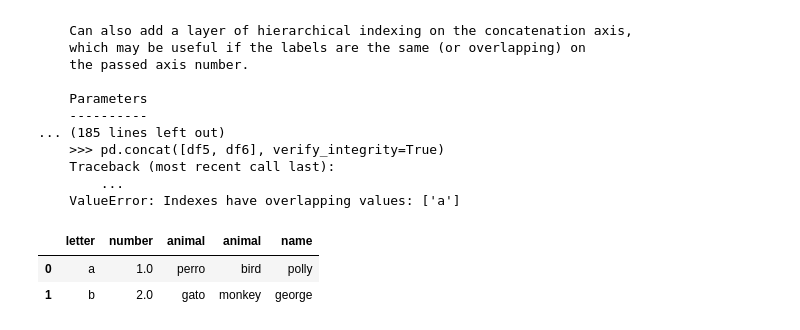
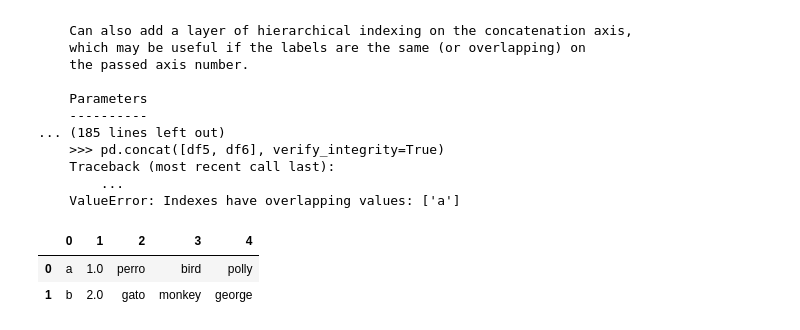
Before and after one commit to glicerico/visualize-telemetry, a Jupyter notebook: notebooks/BigDama_allLeafs.ipynb, the cells around one changed output. Saved outputs shown, nothing was run; the diff lists cells and outputs as text; code cells hidden in the pictures.

```diff
--- a/notebooks/BigDama_allLeafs.ipynb
+++ b/notebooks/BigDama_allLeafs.ipynb
@@ -172,8 +150,8 @@ df4 = pd.DataFrame([['bird', 'polly'], ['monkey', 'george'], ['turtle', 'molly']
 # %%
 df1 = pd.DataFrame([['a', 1, "perro"], ['b', 2, 'gato']],columns=['letter', 'number', "animal"])
 # %%
-pd.concat([df1, df4], axis=1, ignore).dropna()
+pd.concat([df1, df4], axis=1, ignore_index=True).dropna()
 # %% [output]
-|  | letter | number | animal | animal | name |
+|  | 0 | 1 | 2 | 3 | 4 |
 | 0 | a | 1.0 | perro | bird | polly |
 | 1 | b | 2.0 | gato | monkey | george |
```
Also changed, not shown: parts of 3 cells of this notebook.
